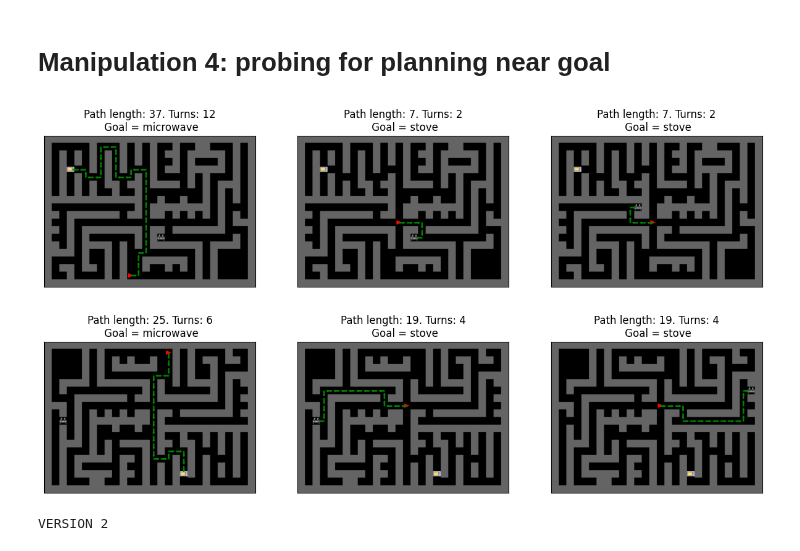
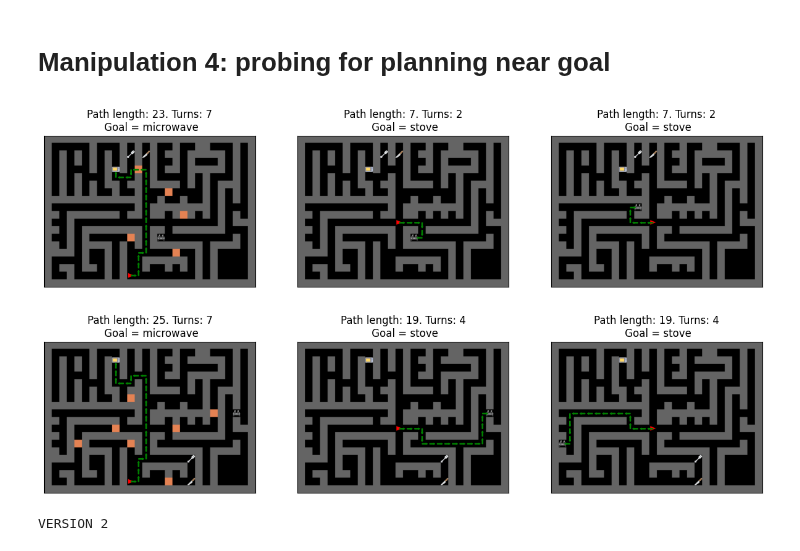
Before and after one commit to wcarvalho/human-dyna-web, a Jupyter notebook: housemaze-mazes.ipynb, the cells around one changed output. Cells and saved outputs as stored; diff of their text form; code cells hidden in the pictures.

```diff
--- a/housemaze-mazes.ipynb
+++ b/housemaze-mazes.ipynb
@@ -289,20 +285,20 @@ render_path(mazes.big_m3_maze1, goal=task_objects[0])
 # Manipulation 4: probing for planning near goal
 # %%
 fig, axs = plt.subplots(1, 3, figsize=(15, 5))
-render_path(mazes.big_m4_maze_short, goal=task_objects[0], ax=axs[0], include_objects=True)
+render_path(mazes.big_m4_maze_short, goal=task_objects[0], ax=axs[0], include_objects=True, include_spawn=True)
 
 render_path(mazes.big_m4_maze_short_eval_same, goal=task_objects[1], ax=axs[1], include_objects=True)
 render_path(mazes.big_m4_maze_short_eval_diff, goal=task_objects[1], ax=axs[2], include_objects=True)
 # %% [output]
-[figure, old version]
+[figure, new version]
 # %%
 fig, axs = plt.subplots(1, 3, figsize=(15, 5))
-render_path(mazes.big_m4_maze_long, goal=task_objects[0], ax=axs[0], include_objects=True)
+render_path(mazes.reverse(mazes.big_m4_maze_long), goal=task_objects[0], ax=axs[0], include_objects=True, include_spawn=True)
 
-render_path(mazes.big_m4_maze_long_eval_same, goal=task_objects[1], ax=axs[1], include_objects=True)
-render_path(mazes.big_m4_maze_long_eval_diff, goal=task_objects[1], ax=axs[2], include_objects=True)
+render_path(mazes.reverse(mazes.big_m4_maze_long_eval_same), goal=task_objects[1], ax=axs[1], include_objects=True)
+render_path(mazes.reverse(mazes.big_m4_maze_long_eval_diff), goal=task_objects[1], ax=axs[2], include_objects=True)
 # %% [output]
-[figure, old version]
+[figure, new version]
 # %%
 # rev = partial(mazes.reverse, horizontal=True, vertical=False)
 
```
Also changed, not shown: parts of 3 cells of this notebook, 3 other files.
